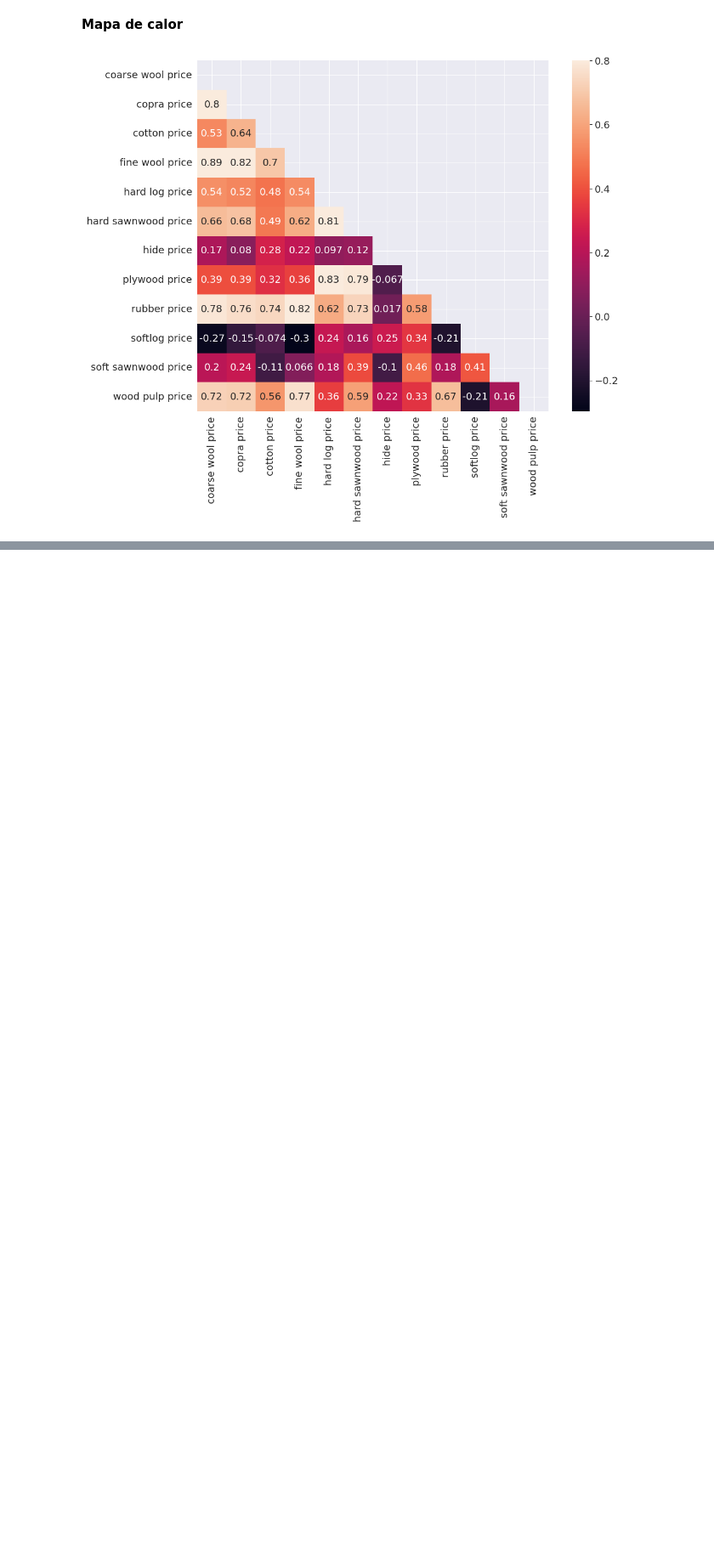
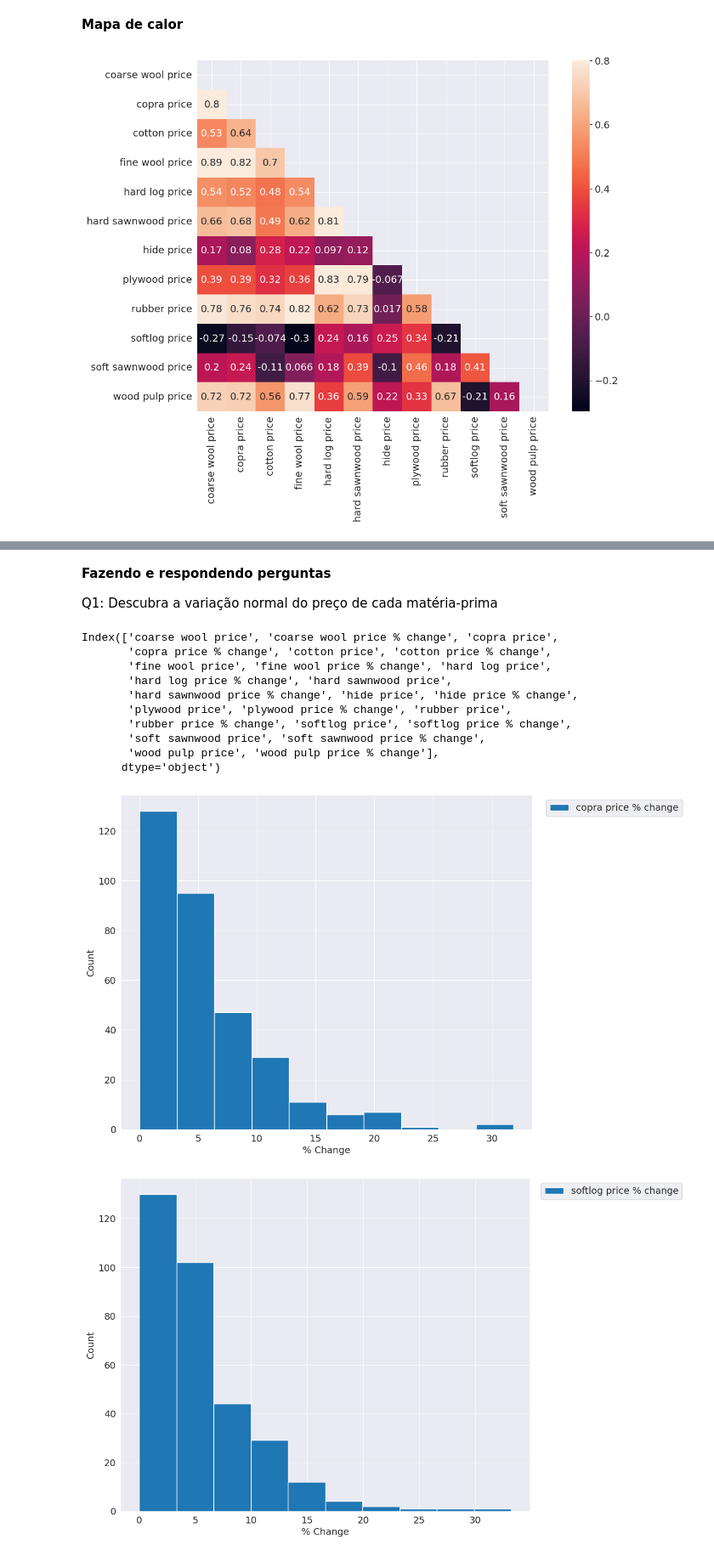
Before and after one commit to adamcardoso/data-analysis-project-Agricultural-Raw-Material-prices, a Jupyter notebook: AgriculturalRawMaterial.ipynb, the cells around one changed output, grey strips where cells are left out. Shown at 85% size. Cells and saved outputs as stored; diff of their text form; code cells hidden in the pictures; blank space fills up the shorter version.

```diff
--- a/AgriculturalRawMaterial.ipynb
+++ b/AgriculturalRawMaterial.ipynb
@@ -144,0 +194,32 @@ plt.show()
+# %% [markdown]
+**Fazendo e respondendo perguntas**
+
+Q1: Descubra a variação normal do preço de cada matéria-prima
+# %%
+# Verifique as colunas disponíveis no DataFrame
+print(df.columns)
+
+# Lista correta de nomes de colunas em minúsculas
+changelist = ['copra price % change', 'softlog price % change', 'rubber price % change', 'cotton price % change', 'coarse wool price % change', 'fine wool price % change', 'hard log price % change', 'hard sawnwood price % change', 'hide price % change', 'plywood price % change', 'soft sawnwood price % change', 'wood pulp price % change']
+
+# Loop para criar histogramas
+for i in range(len(changelist)):
+    plt.figure(figsize=(12, 12))
+    df[changelist[i]].hist(figsize=(11, 9), linewidth=1)
+    plt.xlabel('% Change')
+    plt.ylabel('Count')
+    plt.legend(changelist[i:], loc='upper center', bbox_to_anchor=(1.2, 1))
+    plt.show()
+# %% [output]
+Index(['coarse wool price', 'coarse wool price % change', 'copra price',
+       'copra price % change', 'cotton price', 'cotton price % change',
+       'fine wool price', 'fine wool price % change', 'hard log price',
+       'hard log price % change', 'hard sawnwood price',
+       'hard sawnwood price % change', 'hide price', 'hide price % change',
+       'plywood price', 'plywood price % change', 'rubber price',
+       'rubber price % change', 'softlog price', 'softlog price % change',
+       'soft sawnwood price', 'soft sawnwood price % change',
+       'wood pulp price', 'wood pulp price % change'],
+      dtype='object')
+[figure, added]
+[figure, added]
```
Also changed, not shown: parts of 26 cells of this notebook.
